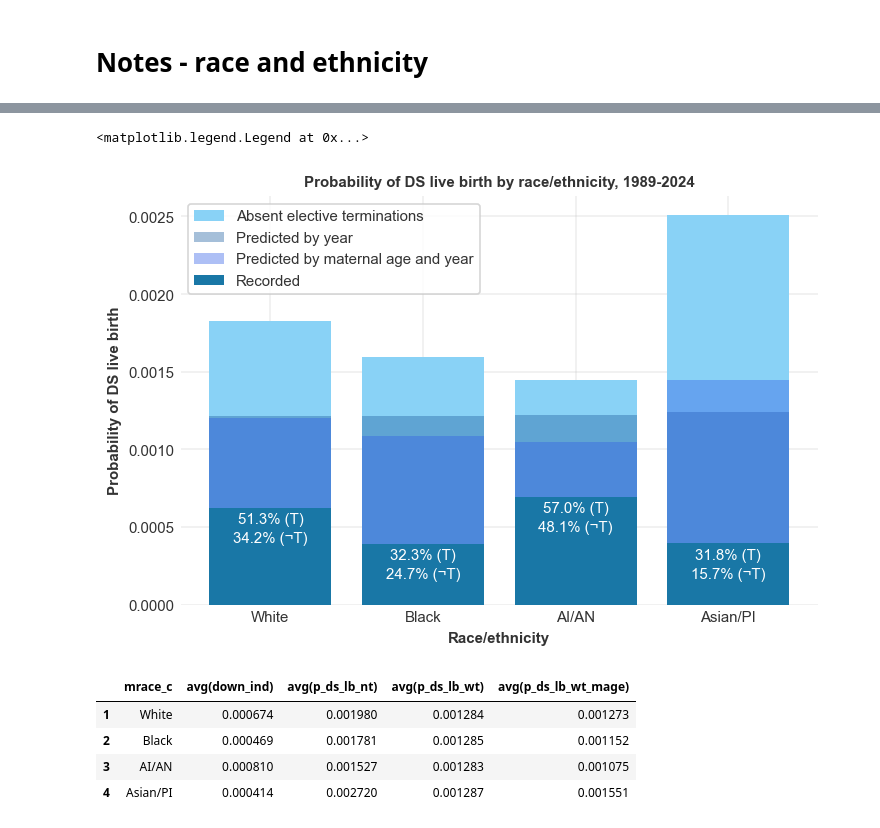
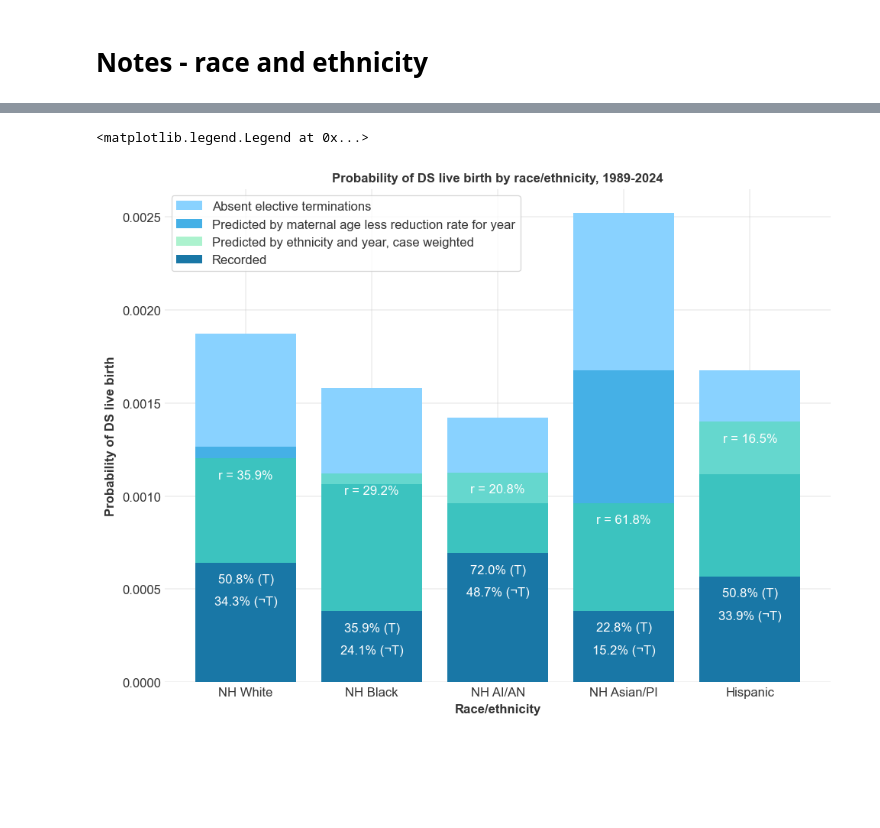
Before and after one commit to frankbuckley/ds-births-populations, a Jupyter notebook: projects/us-birth-certificates/notes-race-ethnicity.ipynb, the cells around one changed output, grey strips where cells are left out. Saved outputs shown, nothing was run; the diff lists cells and outputs as text; code cells hidden in the pictures; blank space fills up the shorter version.

```diff
--- a/projects/us-birth-certificates/notes-race-ethnicity.ipynb
+++ b/projects/us-birth-certificates/notes-race-ethnicity.ipynb
@@ -190,79 +46,59 @@ mrace_c_totals_df
 # %%
-plt.figure(figsize=(6, 4))
 plt.title("Probability of DS live birth by race/ethnicity, 1989-2024")
 plt.xlabel("Race/ethnicity")
 plt.ylabel("Probability of DS live birth")
 plt.bar(
-    mrace_c_totals_df["mrace_c"],
-    mrace_c_totals_df["avg(p_ds_lb_nt)"],
-    color="#89d2f6",
+    race_hisp_totals_df["mracehisp_c"],
+    race_hisp_totals_df["prob_ds_lb_nt"],
+    color="#89d2ff",
     label="Absent elective terminations",
 )
 plt.bar(
-    mrace_c_totals_df["mrace_c"],
-    mrace_c_totals_df["avg(p_ds_lb_wt)"],
-    color="#2060a066",
-    label="Predicted by year",
+    race_hisp_totals_df["mracehisp_c"],
+    race_hisp_totals_df["prob_ds_lb_wt_mage_reduc"],
+    color="#45b0e6",
+    label="Predicted by maternal age less reduction rate for year",
 )
 plt.bar(
-    mrace_c_totals_df["mrace_c"],
-    mrace_c_totals_df["avg(p_ds_lb_wt_mage)"],
-    color="#3360e666",
-    label="Predicted by maternal age and year",
+    race_hisp_totals_df["mracehisp_c"],
+    race_hisp_totals_df["prob_ds_case_weight"],
+    color="#30e08666",
+    label="Predicted by ethnicity and year, case weighted",
 )
 plt.bar(
-    mrace_c_totals_df["mrace_c"],
-    mrace_c_totals_df["avg(down_ind)"],
+    race_hisp_totals_df["mracehisp_c"],
+    race_hisp_totals_df["prob_down_ind"],
     color="#1977a6",
     label="Recorded",
 )
-for i, row in mrace_c_totals_df.iterrows():
+for i, row in race_hisp_totals_df.iterrows():
     plt.text(
         i - 1,
-        row["avg(down_ind)"] - 0.00024,
-        f"{(row['avg(down_ind)'] / row['avg(p_ds_lb_nt)'] * 100):.1f}% (¬T)",
+        row["prob_down_ind"] - 0.00012,
+        f"{(row['prob_down_ind'] / row['prob_ds_lb_wt_mage_reduc'] * 100):.1f}% (T)",
         ha="center",
         va="bottom",
         color="white",
     )
-for i, row in mrace_c_totals_df.iterrows():
+for i, row in race_hisp_totals_df.iterrows():
     plt.text(
         i - 1,
-        row["avg(down_ind)"] - 0.00012,
-        f"{(row['avg(down_ind)'] / row['avg(p_ds_lb_wt)'] * 100):.1f}% (T)",
+        row["prob_down_ind"] - 0.00024,
+        f"{(row['prob_down_ind'] / row['prob_ds_lb_nt'] * 100):.1f}% (¬T)",
+        ha="center",
+        va="bottom",
+        color="white",
+    )
+for i, row in race_hisp_totals_df.iterrows():
+    plt.text(
+        i - 1,
+        row["prob_ds_case_weight"] - 0.00012,
+        f"r = {((1 - row['prob_ds_case_weight'] / row['prob_ds_lb_nt']) * 100):.1f}%",
         ha="center",
         va="bottom",
         color="white",
     )
 plt.legend()
 # %% [output]
 <matplotlib.legend.Legend at 0x...>
-[figure, old version]
+[figure, new version]
-# %%
-mrace_c_totals_2004_df = (
-    con.execute(
-        """
-        SELECT
-        mrace_c,
-        AVG(down_ind),
-        AVG(p_ds_lb_nt),
-        AVG(p_ds_lb_wt),
-        AVG(p_ds_lb_wt_mage)
-        FROM us_births
-        WHERE year >= 2004
-        GROUP BY mrace_c;
-        """
-    )
-    .df()
-    .dropna()
-)
-mrace_c_totals_2004_df["mrace_c"] = mrace_c_totals_2004_df["mrace_c"].map(
-    {1: "White", 2: "Black", 3: "AI/AN", 4: "Asian/PI"}
-)
-mrace_c_totals_2004_df
-# %% [output]
-|  | mrace_c | avg(down_ind) | avg(p_ds_lb_nt) | avg(p_ds_lb_wt) | avg(p_ds_lb_wt_mage) |
-| 1 | White | 0.000674 | 0.001980 | 0.001284 | 0.001273 |
-| 2 | Black | 0.000469 | 0.001781 | 0.001285 | 0.001152 |
-| 3 | AI/AN | 0.000810 | 0.001527 | 0.001283 | 0.001075 |
-| 4 | Asian/PI | 0.000414 | 0.002720 | 0.001287 | 0.001551 |
```
Also changed, not shown: parts of 15 cells of this notebook, 3 other files.
